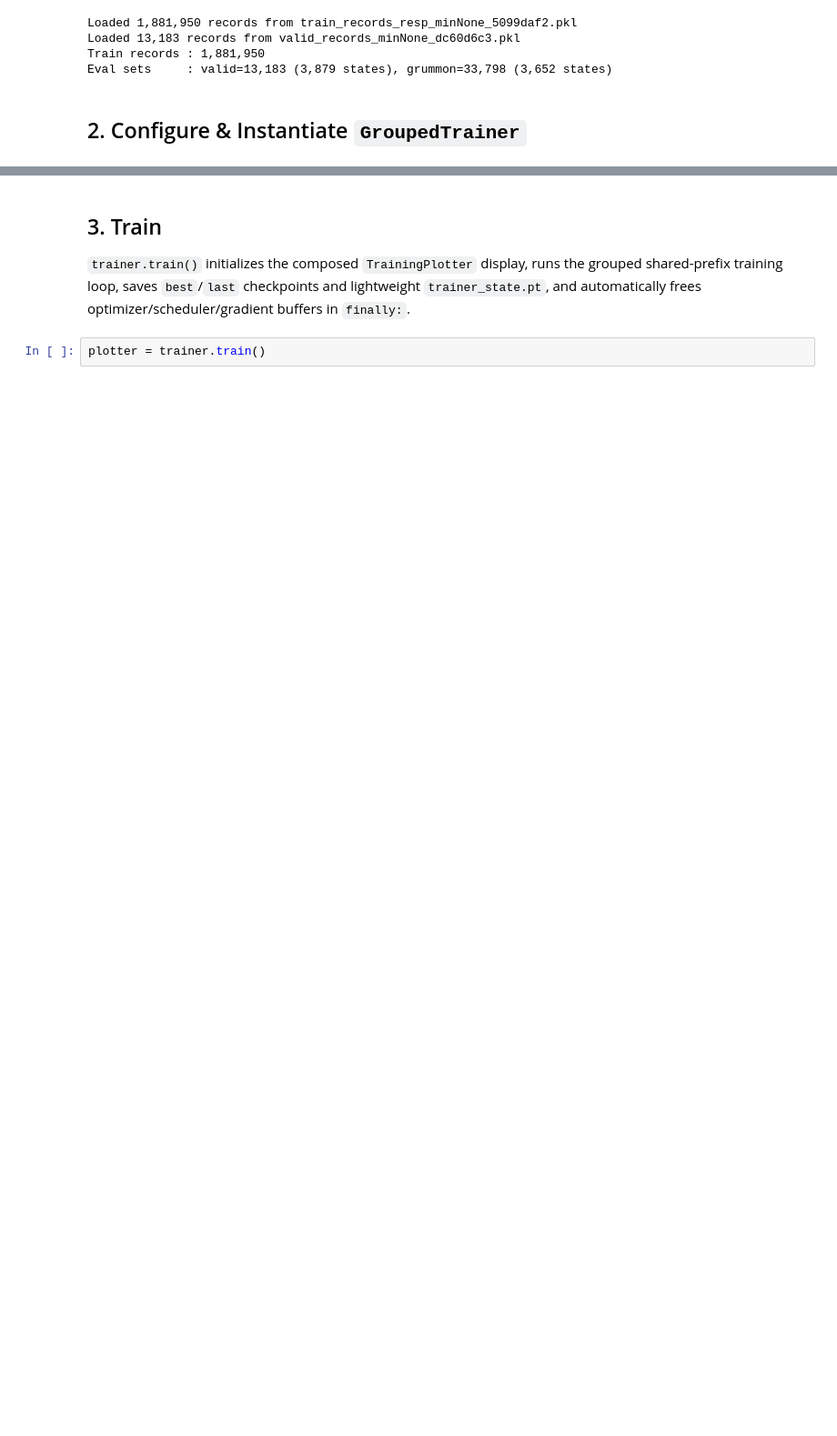
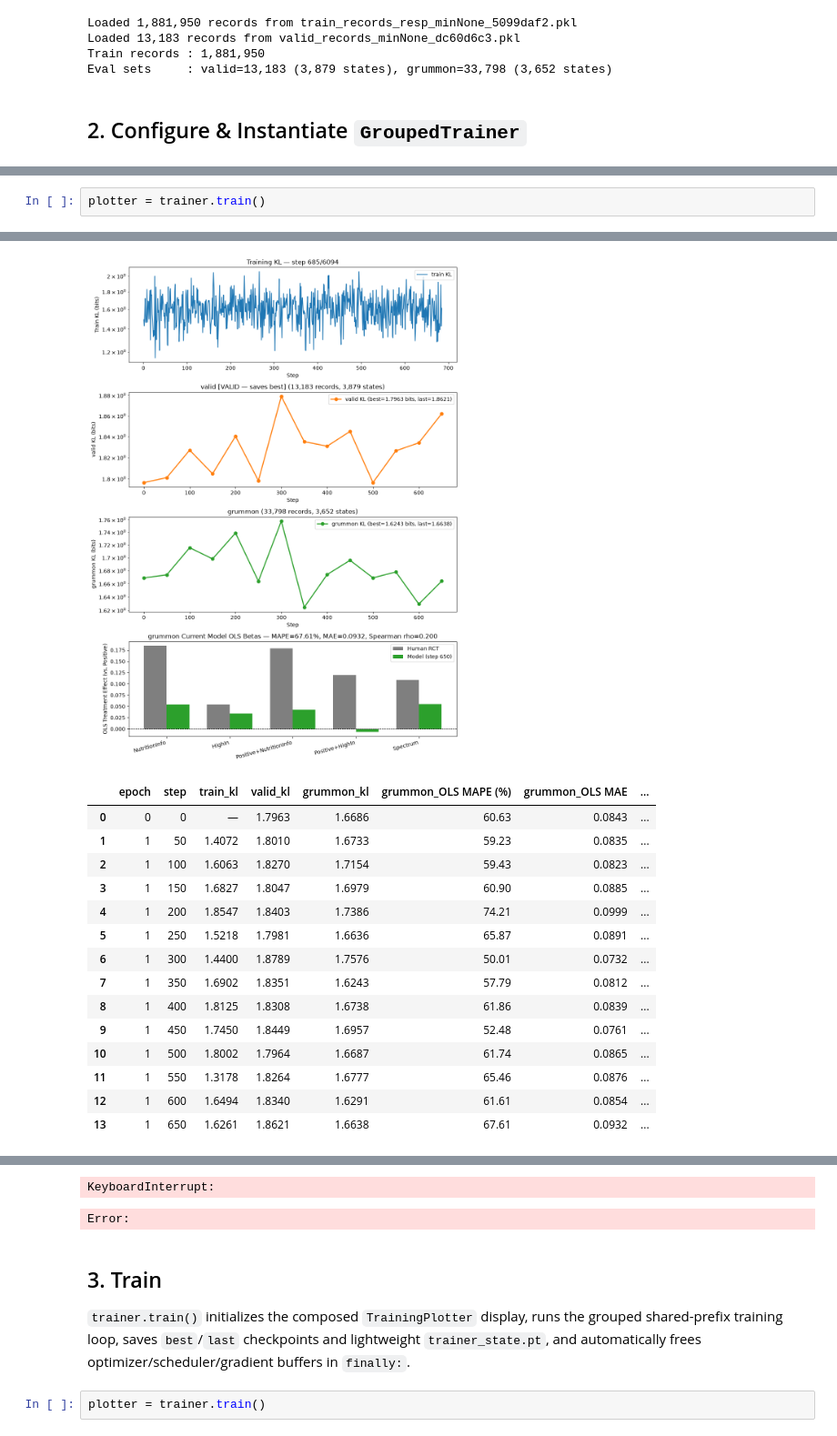
Before and after one commit to davoodwadi/decision-models-finetuning, a Jupyter notebook: code/train-grouped-newvalid-800m.ipynb, the cells around one changed output, grey strips where cells are left out. Shown at 91% size. Drawn from its saved outputs; the diff is of its cells as text; blank space fills up the shorter version.

```diff
--- a/code/train-grouped-newvalid-800m.ipynb
+++ b/code/train-grouped-newvalid-800m.ipynb
@@ -147,0 +402,3 @@ Reconstructing (incomplete total...): |          |  0.00B /  0.00B
+# %%
+plotter = trainer.train()
+# %% [output]
@@ -147,0 +406,16 @@ Reconstructing (incomplete total...): |          |  0.00B /  0.00B
+[figure, added]
+|  | epoch | step | train_kl | valid_kl | grummon_kl | grummon_OLS MAPE (%) | grummon_OLS MAE | ... |
+| 0 | 0 | 0 | — | 1.7963 | 1.6686 | 60.63 | 0.0843 | ... |
+| 1 | 1 | 50 | 1.4072 | 1.8010 | 1.6733 | 59.23 | 0.0835 | ... |
+| 2 | 1 | 100 | 1.6063 | 1.8270 | 1.7154 | 59.43 | 0.0823 | ... |
+| 3 | 1 | 150 | 1.6827 | 1.8047 | 1.6979 | 60.90 | 0.0885 | ... |
+| 4 | 1 | 200 | 1.8547 | 1.8403 | 1.7386 | 74.21 | 0.0999 | ... |
+| 5 | 1 | 250 | 1.5218 | 1.7981 | 1.6636 | 65.87 | 0.0891 | ... |
+| 6 | 1 | 300 | 1.4400 | 1.8789 | 1.7576 | 50.01 | 0.0732 | ... |
+| 7 | 1 | 350 | 1.6902 | 1.8351 | 1.6243 | 57.79 | 0.0812 | ... |
+| 8 | 1 | 400 | 1.8125 | 1.8308 | 1.6738 | 61.86 | 0.0839 | ... |
+| 9 | 1 | 450 | 1.7450 | 1.8449 | 1.6957 | 52.48 | 0.0761 | ... |
+| 10 | 1 | 500 | 1.8002 | 1.7964 | 1.6687 | 61.74 | 0.0865 | ... |
+| 11 | 1 | 550 | 1.3178 | 1.8264 | 1.6777 | 65.46 | 0.0876 | ... |
+| 12 | 1 | 600 | 1.6494 | 1.8340 | 1.6291 | 61.61 | 0.0854 | ... |
+| 13 | 1 | 650 | 1.6261 | 1.8621 | 1.6638 | 67.61 | 0.0932 | ... |
@@ -148,3 +428,5 @@ Reconstructing (incomplete total...): |          |  0.00B /  0.00B
+KeyboardInterrupt:
+Error:
 # %% [markdown]
 ## 3. Train
 
```
Also changed, not shown: parts of 11 cells of this notebook, 49 other files.
